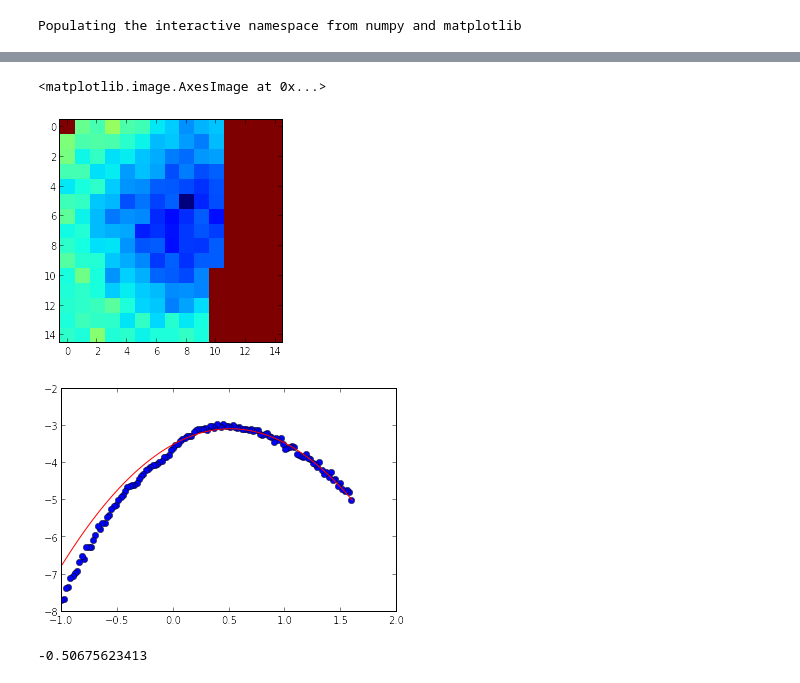
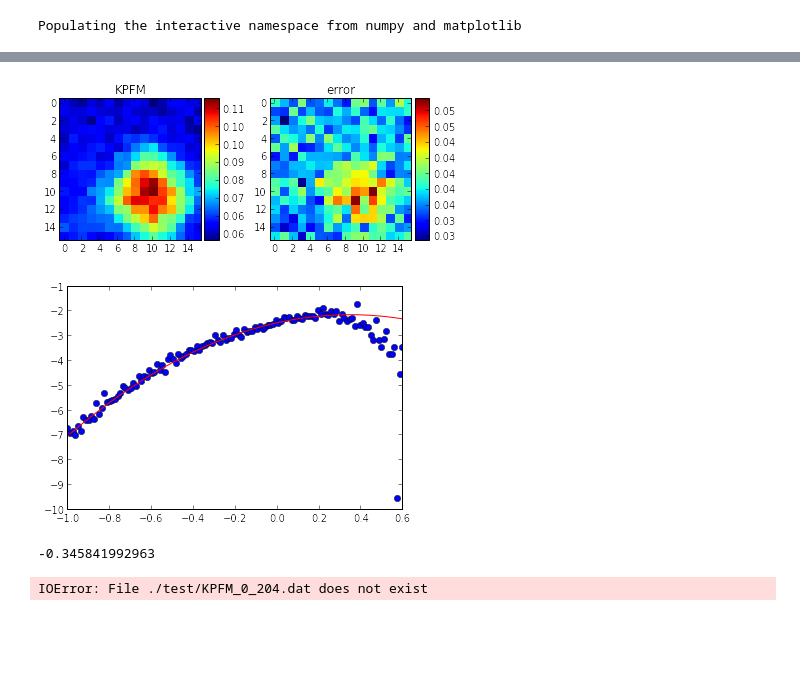
Before and after one commit to jorghyq/STM_AFM_Utils, a Jupyter notebook: KPFM/kpfm_grid.ipynb, the cells around one changed output, grey strips where cells are left out. Cells and saved outputs as stored; diff of their text form; code cells hidden in the pictures; blank space fills up the shorter version.

Commit message:
freq_fit now can output error

```diff
--- a/KPFM/kpfm_grid.ipynb
+++ b/KPFM/kpfm_grid.ipynb
@@ -9,5 +10,3 @@ from fit import fit_freq
 %pylab inline
 # %% [output]
 Populating the interactive namespace from numpy and matplotlib
-# %%
-z, x0 = fit_freq('./test/KPFM013.dat')
@@ -34,19 +13,59 @@ for item in files:
-# %%
-plt.imshow(grid,interpolation='nearest')
-# %% [output]
-<matplotlib.image.AxesImage at 0x...>
-[figure, removed]
+# %%
+base_dir = './test/'
+files = os.listdir(base_dir)
+size = 16
+begin = None
+end = None
+grid = np.zeros((size,size))
+error = np.zeros((size,size))
+for item in files:
+    match = re.search(r'KPFM_test_CN_constz_grid3_',item)
+    if match:
+        ind = int(item.split('_')[-1][-7:-4])-1
+        #print ind
+        ind_x = ind % size
+        ind_y = ind / size
+        z, x0, e = fit_freq(base_dir + item,begin,end,1)
+        grid[ind_x,ind_y] = x0
+        error[ind_x,ind_y] = e
+# %%
+fig, axes = plt.subplots(nrows=1, ncols=2)
+axes[0].set_title('KPFM')
+ax_freq = axes[0].imshow(grid,interpolation='nearest')
+divider_freq = make_axes_locatable(axes[0])
+cax_freq = divider_freq.append_axes("right", size="10%", pad=0.05)
+cbar_freq = plt.colorbar(ax_freq, cax=cax_freq, format="%.2f")
+axes[1].set_title('error')
+ax_error = axes[1].imshow(error,interpolation='nearest')
+divider_error = make_axes_locatable(axes[1])
+cax_error = divider_error.append_axes("right", size="10%", pad=0.05)
+cbar_error = plt.colorbar(ax_error, cax=cax_error, format="%.2f")
+plt.tight_layout()
+# %% [output]
+[figure, added]
+# %%
+data = pd.read_csv('./test/KPFM_test_CN_constz_grid2_204.dat',sep='\t',skiprows=21)
+bias = data['Bias calc (V)']
+freq = data['Frequency Shift (Hz)']
+
+z = np.polyfit(bias[:100], freq[:100], 2)
+fit = z[0] * bias * bias + z[1] * bias + z[2]
+error = sum(abs(freq - fit))
+plt.plot(bias, freq, 'o', bias, fit, 'r')
+plt.show()
+print z[1]/(2*z[0])
+# %% [output]
+[figure, added]
+-0.345841992963
 # %%
-data = pd.read_csv('./test/KPFM_0_023.dat',sep='\t',skiprows=16)
+data = pd.read_csv('./test/KPFM_0_204.dat',sep='\t',skiprows=16)
 bias = data['Bias calc (V)']
 freq = data['Frequency Shift (Hz)']
-
-z = np.polyfit(bias[:80], freq[:80], 2)
+z = np.polyfit(bias, freq, 2)
 fit = z[0] * bias * bias + z[1] * bias + z[2]
 error = sum(abs(freq - fit))
 plt.plot(bias, freq, 'o', bias, fit, 'r')
 plt.show()
-print z[1]/(2*z[0])
+print z[1]/(2*z[0])*1000
 # %% [output]
-[figure, removed]
--0.50675623413
+IOError: File ./test/KPFM_0_204.dat does not exist
```
Also changed, not shown: parts of 4 cells of this notebook, 1 other file.
